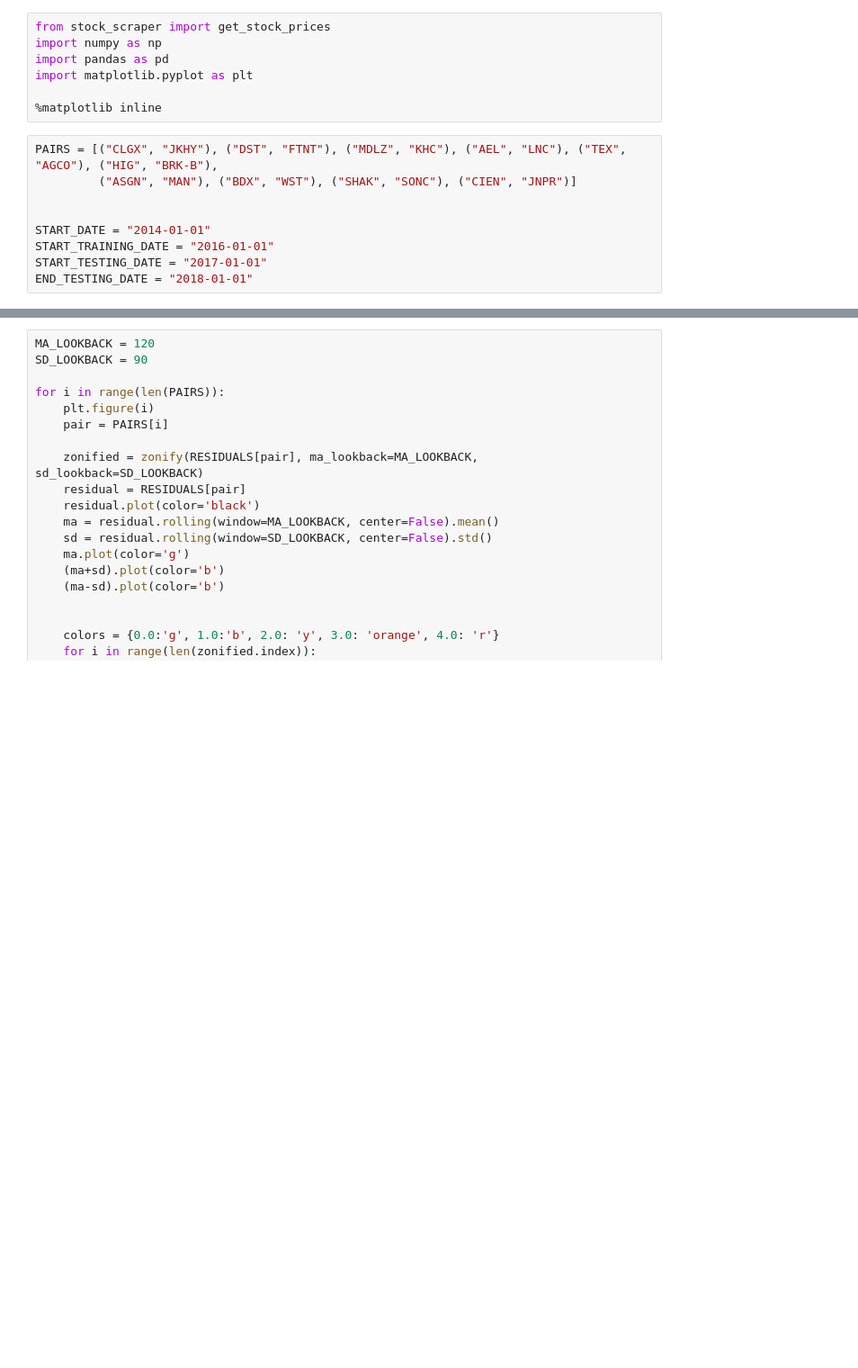
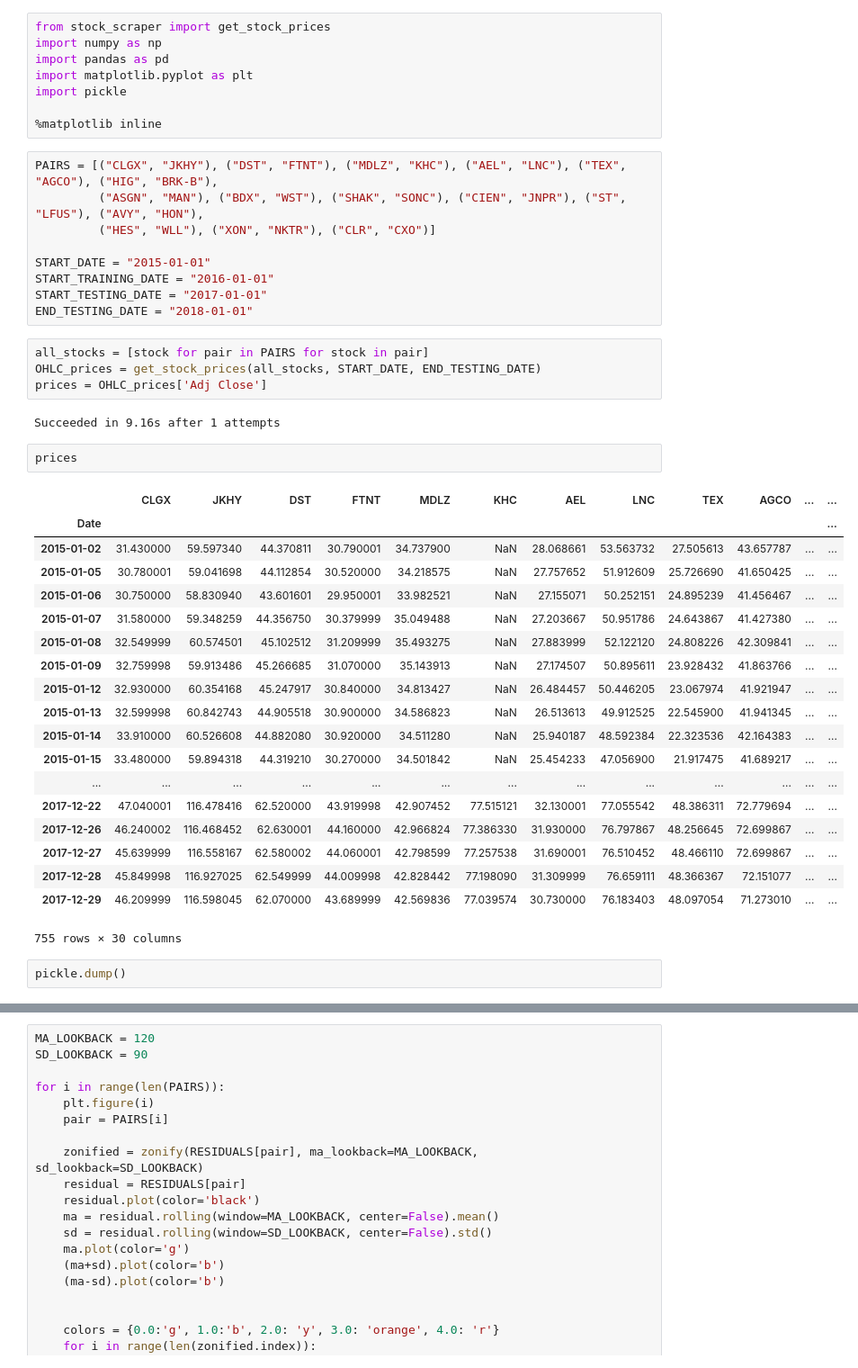
Before and after one commit to badre9753/189_proj, a Jupyter notebook: Residuals Data.ipynb, the cells around one changed output, grey strips where cells are left out. Shown at 90% size. Cells and saved outputs as stored; diff of their text form; blank space fills up the shorter version.

Commit message:
Prices

```diff
--- a/Residuals Data.ipynb
+++ b/Residuals Data.ipynb
@@ -3,17 +3,48 @@ from stock_scraper import get_stock_prices
 import numpy as np
 import pandas as pd
 import matplotlib.pyplot as plt
+import pickle
 
 %matplotlib inline
 # %%
 PAIRS = [("CLGX", "JKHY"), ("DST", "FTNT"), ("MDLZ", "KHC"), ("AEL", "LNC"), ("TEX", "AGCO"), ("HIG", "BRK-B"),
-         ("ASGN", "MAN"), ("BDX", "WST"), ("SHAK", "SONC"), ("CIEN", "JNPR")]
+         ("ASGN", "MAN"), ("BDX", "WST"), ("SHAK", "SONC"), ("CIEN", "JNPR"), ("ST", "LFUS"), ("AVY", "HON"),
+         ("HES", "WLL"), ("XON", "NKTR"), ("CLR", "CXO")]
 
-
-START_DATE = "2014-01-01"
+START_DATE = "2015-01-01"
 START_TRAINING_DATE = "2016-01-01"
 START_TESTING_DATE = "2017-01-01"
 END_TESTING_DATE = "2018-01-01"
+# %%
+all_stocks = [stock for pair in PAIRS for stock in pair]
+OHLC_prices = get_stock_prices(all_stocks, START_DATE, END_TESTING_DATE)
+prices = OHLC_prices['Adj Close']
+# %% [output]
+Succeeded in 9.16s after 1 attempts
+# %%
+prices
+# %% [output]
+|  | CLGX | JKHY | DST | FTNT | MDLZ | KHC | AEL | LNC | TEX | AGCO | ... | ... |
+| Date |  |  |  |  |  |  |  |  |  |  |  | ... |
+| 2015-01-02 | 31.430000 | 59.597340 | 44.370811 | 30.790001 | 34.737900 | NaN | 28.068661 | 53.563732 | 27.505613 | 43.657787 | ... | ... |
+| 2015-01-05 | 30.780001 | 59.041698 | 44.112854 | 30.520000 | 34.218575 | NaN | 27.757652 | 51.912609 | 25.726690 | 41.650425 | ... | ... |
+| 2015-01-06 | 30.750000 | 58.830940 | 43.601601 | 29.950001 | 33.982521 | NaN | 27.155071 | 50.252151 | 24.895239 | 41.456467 | ... | ... |
+| 2015-01-07 | 31.580000 | 59.348259 | 44.356750 | 30.379999 | 35.049488 | NaN | 27.203667 | 50.951786 | 24.643867 | 41.427380 | ... | ... |
+| 2015-01-08 | 32.549999 | 60.574501 | 45.102512 | 31.209999 | 35.493275 | NaN | 27.883999 | 52.122120 | 24.808226 | 42.309841 | ... | ... |
+| 2015-01-09 | 32.759998 | 59.913486 | 45.266685 | 31.070000 | 35.143913 | NaN | 27.174507 | 50.895611 | 23.928432 | 41.863766 | ... | ... |
+| 2015-01-12 | 32.930000 | 60.354168 | 45.247917 | 30.840000 | 34.813427 | NaN | 26.484457 | 50.446205 | 23.067974 | 41.921947 | ... | ... |
+| 2015-01-13 | 32.599998 | 60.842743 | 44.905518 | 30.900000 | 34.586823 | NaN | 26.513613 | 49.912525 | 22.545900 | 41.941345 | ... | ... |
+| 2015-01-14 | 33.910000 | 60.526608 | 44.882080 | 30.920000 | 34.511280 | NaN | 25.940187 | 48.592384 | 22.323536 | 42.164383 | ... | ... |
+| 2015-01-15 | 33.480000 | 59.894318 | 44.319210 | 30.270000 | 34.501842 | NaN | 25.454233 | 47.056900 | 21.917475 | 41.689217 | ... | ... |
+| ... | ... | ... | ... | ... | ... | ... | ... | ... | ... | ... | ... | ... |
+| 2017-12-22 | 47.040001 | 116.478416 | 62.520000 | 43.919998 | 42.907452 | 77.515121 | 32.130001 | 77.055542 | 48.386311 | 72.779694 | ... | ... |
+| 2017-12-26 | 46.240002 | 116.468452 | 62.630001 | 44.160000 | 42.966824 | 77.386330 | 31.930000 | 76.797867 | 48.256645 | 72.699867 | ... | ... |
+| 2017-12-27 | 45.639999 | 116.558167 | 62.580002 | 44.060001 | 42.798599 | 77.257538 | 31.690001 | 76.510452 | 48.466110 | 72.699867 | ... | ... |
+| 2017-12-28 | 45.849998 | 116.927025 | 62.549999 | 44.009998 | 42.828442 | 77.198090 | 31.309999 | 76.659111 | 48.366367 | 72.151077 | ... | ... |
+| 2017-12-29 | 46.209999 | 116.598045 | 62.070000 | 43.689999 | 42.569836 | 77.039574 | 30.730000 | 76.183403 | 48.097054 | 71.273010 | ... | ... |
+755 rows × 30 columns
+# %%
+pickle.dump()
 # %%
 RESIDUALS = dict()
 for pair in PAIRS:
```
Also changed, not shown: parts of 4 cells of this notebook, 1 other file.
